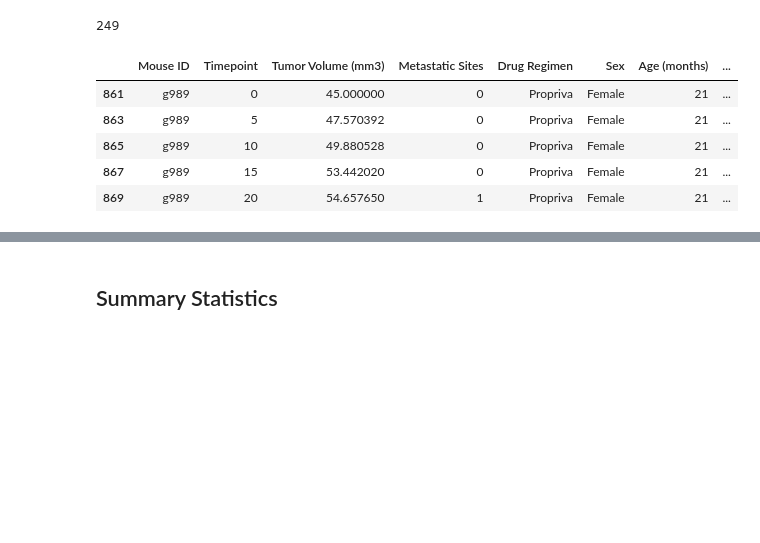
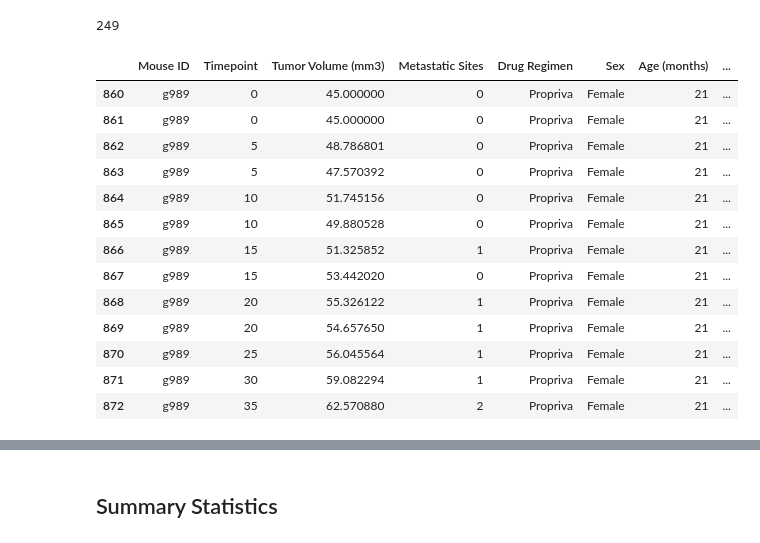
Before and after one commit to abpuccini/matplotlib-challenge, a Jupyter notebook: pymaceuticals_analysis.ipynb, the cells around one changed output, grey strips where cells are left out. Saved outputs shown, nothing was run; the diff lists cells and outputs as text; code cells hidden in the pictures; blank space fills up the shorter version.

```diff
--- a/pymaceuticals_analysis.ipynb
+++ b/pymaceuticals_analysis.ipynb
@@ -38,20 +38,28 @@ total_mice
 249
 # %%
 # Find the duplicate mice by ID number that shows up for Mouse ID and Timepoint.
-duplicated_mice = merged_data_df.duplicated(subset=['Mouse ID', 'Timepoint'])
+duplicated_mice = merged_data_df.duplicated(subset=['Mouse ID', 'Timepoint'], keep=False)
 
 # Locate all the duplicated mice and return Mouse ID
 duplicated_mice_ID = merged_data_df.loc[duplicated_mice, 'Mouse ID'].unique()
 # %%
 # Get all the data for the duplicate mouse ID.
-duplicated_mice_ID_data = merged_data_df.loc[duplicated_mice, :]
+duplicated_mice_ID_data = merged_data_df.loc[merged_data_df['Mouse ID'] == duplicated_mice_ID[0]]
 duplicated_mice_ID_data
 # %% [output]
 |  | Mouse ID | Timepoint | Tumor Volume (mm3) | Metastatic Sites | Drug Regimen | Sex | Age (months) | ... |
+| 860 | g989 | 0 | 45.000000 | 0 | Propriva | Female | 21 | ... |
 | 861 | g989 | 0 | 45.000000 | 0 | Propriva | Female | 21 | ... |
+| 862 | g989 | 5 | 48.786801 | 0 | Propriva | Female | 21 | ... |
 | 863 | g989 | 5 | 47.570392 | 0 | Propriva | Female | 21 | ... |
+| 864 | g989 | 10 | 51.745156 | 0 | Propriva | Female | 21 | ... |
 | 865 | g989 | 10 | 49.880528 | 0 | Propriva | Female | 21 | ... |
+| 866 | g989 | 15 | 51.325852 | 1 | Propriva | Female | 21 | ... |
 | 867 | g989 | 15 | 53.442020 | 0 | Propriva | Female | 21 | ... |
+| 868 | g989 | 20 | 55.326122 | 1 | Propriva | Female | 21 | ... |
 | 869 | g989 | 20 | 54.657650 | 1 | Propriva | Female | 21 | ... |
+| 870 | g989 | 25 | 56.045564 | 1 | Propriva | Female | 21 | ... |
+| 871 | g989 | 30 | 59.082294 | 1 | Propriva | Female | 21 | ... |
+| 872 | g989 | 35 | 62.570880 | 2 | Propriva | Female | 21 | ... |
 # %%
 # Create a clean DataFrame by dropping the duplicate mouse by its ID.
```
Also changed, not shown: parts of 5 cells of this notebook, 6 other files.
